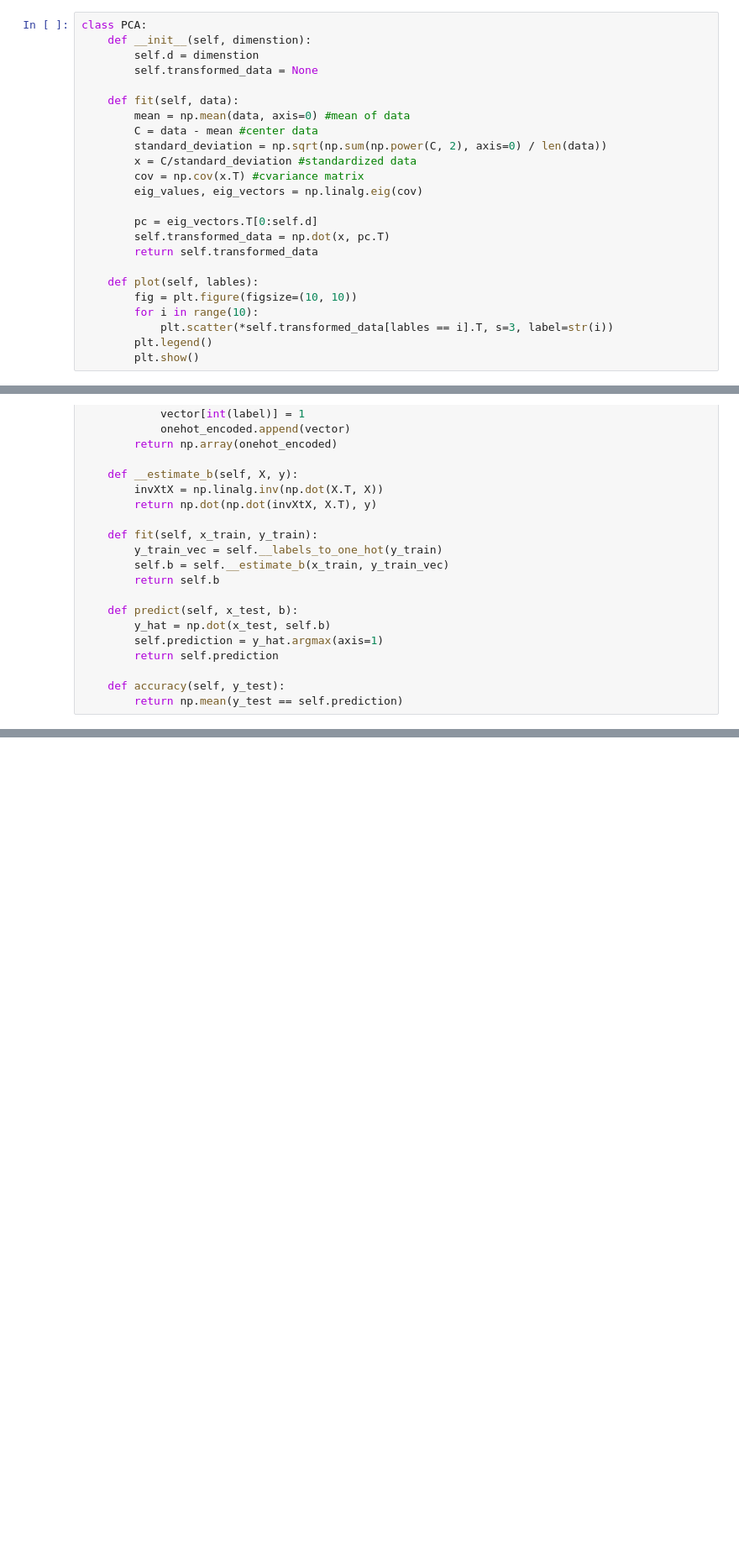
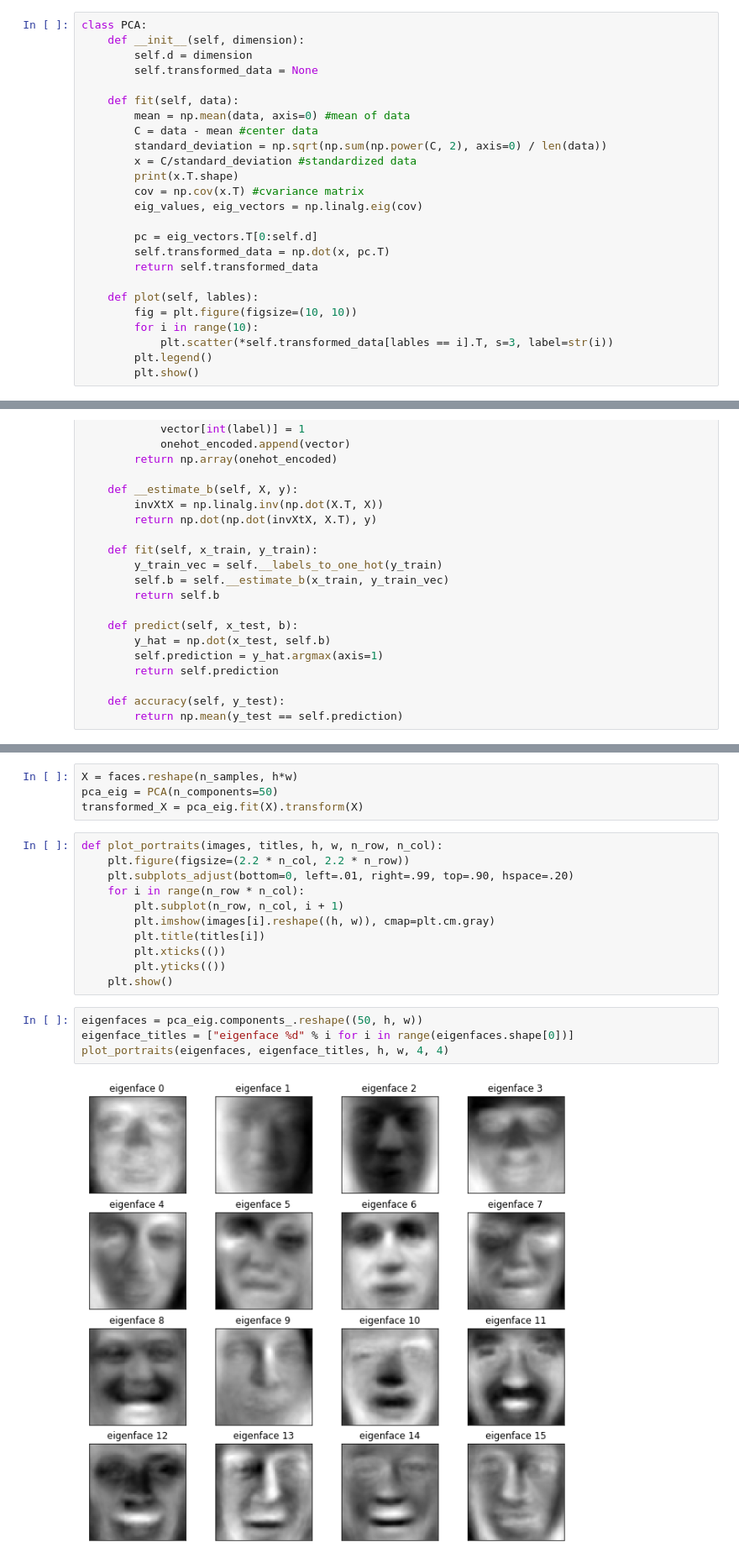
Before and after one commit to evabertalan/mustererkennung, a Jupyter notebook: 4/4_PCA.ipynb, the cells around one changed output, grey strips where cells are left out. Shown: that part at 84% size. Cells and saved outputs as stored; diff of their text form; blank space fills up the shorter version.

```diff
--- a/4/4_PCA.ipynb
+++ b/4/4_PCA.ipynb
@@ -12,7 +13,7 @@ x_train, y_train = training_data[:,1:-1], training_data[:,0]
 # %%
 class PCA:
-    def __init__(self, dimenstion):
-        self.d = dimenstion
+    def __init__(self, dimension):
+        self.d = dimension
         self.transformed_data = None
 
     def fit(self, data):
@@ -20,6 +21,7 @@ class PCA:
         C = data - mean #center data
         standard_deviation = np.sqrt(np.sum(np.power(C, 2), axis=0) / len(data))
         x = C/standard_deviation #standardized data
+        print(x.T.shape)
         cov = np.cov(x.T) #cvariance matrix
         eig_values, eig_vectors = np.linalg.eig(cov)
 
@@ -101,0 +110,21 @@ ValueError: shapes (2007,256) and (2,10) not aligned: 256 (dim 1) != 2 (dim 0)
+# %%
+X = faces.reshape(n_samples, h*w)
+pca_eig = PCA(n_components=50)
+transformed_X = pca_eig.fit(X).transform(X)
+# %%
+def plot_portraits(images, titles, h, w, n_row, n_col):
+    plt.figure(figsize=(2.2 * n_col, 2.2 * n_row))
+    plt.subplots_adjust(bottom=0, left=.01, right=.99, top=.90, hspace=.20)
+    for i in range(n_row * n_col):
+        plt.subplot(n_row, n_col, i + 1)
+        plt.imshow(images[i].reshape((h, w)), cmap=plt.cm.gray)
+        plt.title(titles[i])
+        plt.xticks(())
+        plt.yticks(())
+    plt.show()
+# %%
+eigenfaces = pca_eig.components_.reshape((50, h, w))
+eigenface_titles = ["eigenface %d" % i for i in range(eigenfaces.shape[0])]
+plot_portraits(eigenfaces, eigenface_titles, h, w, 4, 4)
+# %% [output]
+[figure, added]
```
Also changed, not shown: parts of 14 cells of this notebook.
